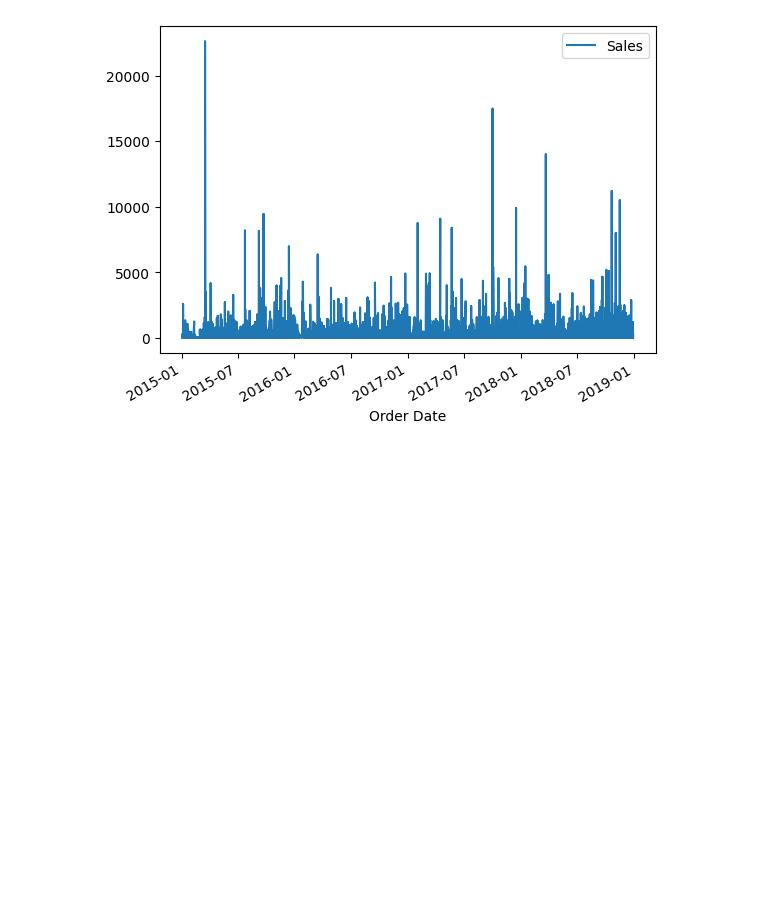
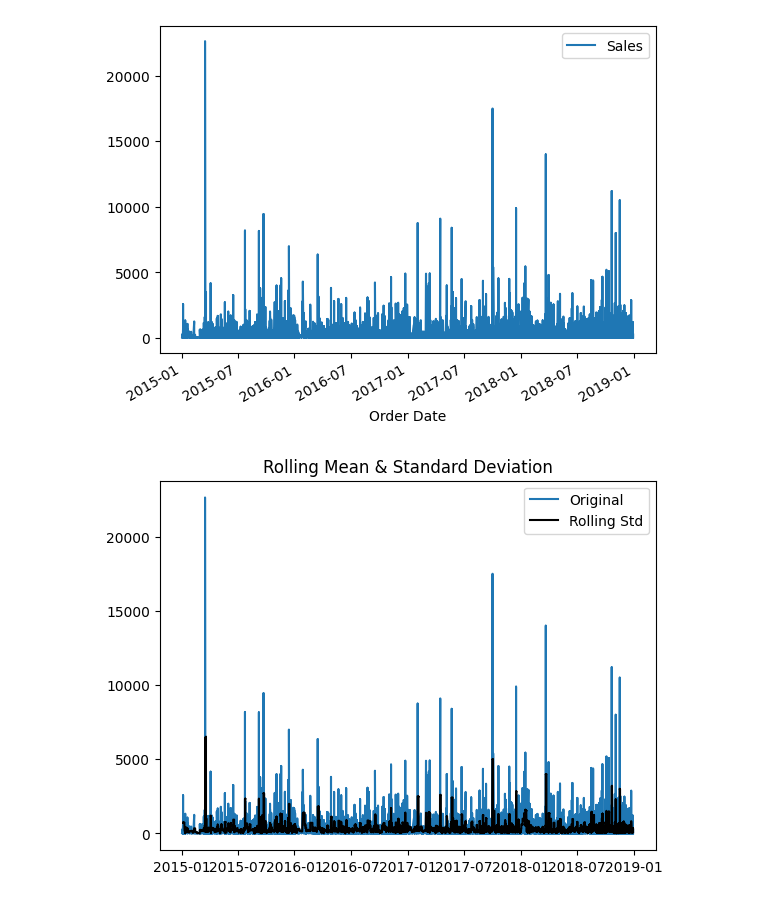
Before and after one commit to ArjunGhosh561/Sales-Forecast, a Jupyter notebook: model.ipynb, the cells around one changed output. Cells and saved outputs as stored; diff of their text form; code cells hidden in the pictures; blank space fills up the shorter version.

```diff
--- a/model.ipynb
+++ b/model.ipynb
@@ -211,3 +217,17 @@ new_data.plot()
 # %% [output]
 <Axes: xlabel='Order Date'>
 [figure]
+# %%
+# Calculate rolling mean and standard deviation
+rolling_mean = new_data['Sales'].rolling(window=12).mean()
+rolling_std = new_data['Sales'].rolling(window=12).std()
+
+# Plot rolling statistics
+plt.plot(new_data['Sales'], label='Original')
+#plt.plot(rolling_mean, color='red', label='Rolling Mean')
+plt.plot(rolling_std, color='black', label='Rolling Std')
+plt.legend(loc='best')
+plt.title('Rolling Mean & Standard Deviation')
+plt.show()
+# %% [output]
+[figure, added]
```
Also changed, not shown: parts of 1 cell of this notebook.
